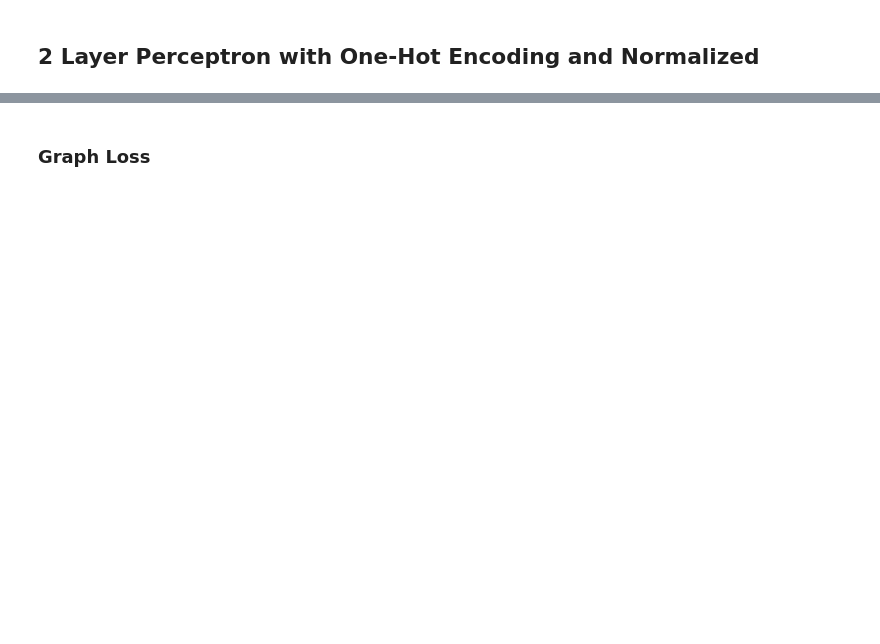
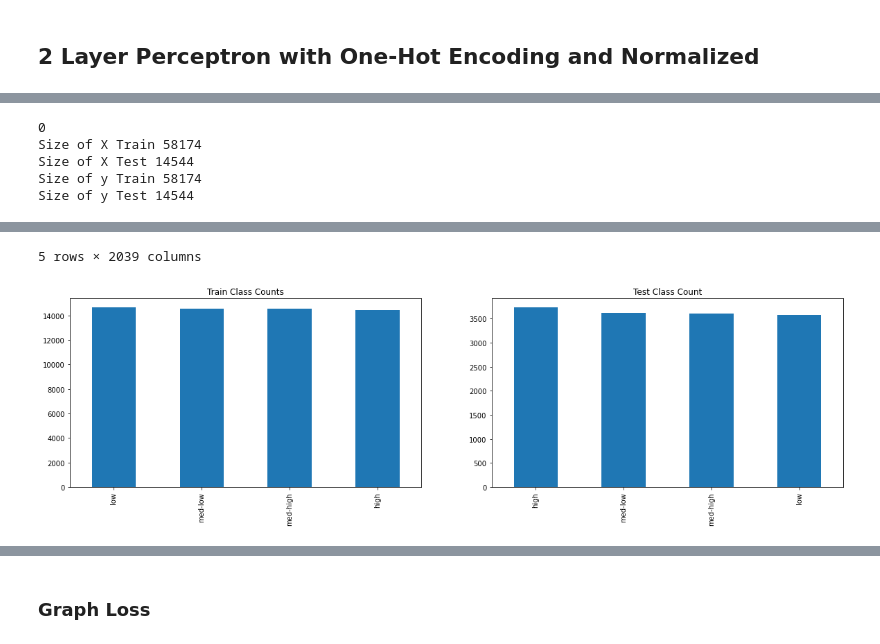
Before and after one commit to stevenjohnlarsen/poverty-data-lab-nn, a Jupyter notebook: Steven.ipynb, the cells around one changed output, grey strips where cells are left out. Cells and saved outputs as stored; diff of their text form; code cells hidden in the pictures; blank space fills up the shorter version.

```diff
--- a/Steven.ipynb
+++ b/Steven.ipynb
@@ -508,0 +507,50 @@ plt.show()
+# %%
+# One hot encoding from https://queirozf.com/entries/one-hot-encoding-a-feature-on-a-pandas-dataframe-an-example
+X_one_hot_df = pd.concat([df,
+                               pd.get_dummies(df['County'], prefix='one_County')],
+                               axis=1)
+X_one_hot_df.drop(['County'],axis=1, inplace=True)
+X_one_hot_df = pd.concat([X_one_hot_df,
+                           pd.get_dummies(X_one_hot_df['State'], prefix='one_State')],
+                           axis=1)
+X_one_hot_df.drop(['State'],axis=1, inplace=True)
+print(len(X_one_hot_df[X_one_hot_df.TotalPop.isnull()]))
+
+#Resplit the data.
+df_y = df['child_poverty_class']
+
+X_train_df, X_test_df, y_train_df, y_test_df = \
+    train_test_split(X_one_hot_df, df_y, test_size=0.2)
+print('Size of X Train', len(X_train_df))
+print('Size of X Test', len(X_test_df))
+print('Size of y Train', len(y_train_df))
+print('Size of y Test', len(y_test_df))
+
+fig = plt.figure(figsize=(20,5))
+
+plt.subplot(1,2,1)
+X_train_df['child_poverty_class'].value_counts().plot(kind='bar')
+plt.title('Train Class Counts')
+plt.subplot(1,2,2)
+X_test_df['child_poverty_class'].value_counts().plot(kind='bar')
+plt.title('Test Class Count')
+
+X_train_df = X_train_df.drop(columns=['child_poverty_class','ChildPoverty'])
+
+X_test_df = X_test_df.drop(columns=['child_poverty_class','ChildPoverty'])
+
+#Normalize the data Force the sum to be 1 of all of the features
+X_train_df_norm = X_train_df.copy()
+X_test_df_norm = X_test_df.copy()
+
+for col in X_train_df.columns:
+    if col[0:3] != 'one':
+        X_train_df_norm[col] = X_train_df[col] / np.linalg.norm(X_train_df[col])
+        X_test_df_norm[col] = X_test_df[col] / np.linalg.norm(X_train_df[col])
+X_train_df_norm.head()
+# %% [output]
+0
+Size of X Train 58174
+Size of X Test 14544
+Size of y Train 58174
+Size of y Test 14544
@@ -508,0 +563,2 @@ plt.show()
+5 rows × 2039 columns
+[figure, added]
```
Also changed, not shown: parts of 23 cells of this notebook.
